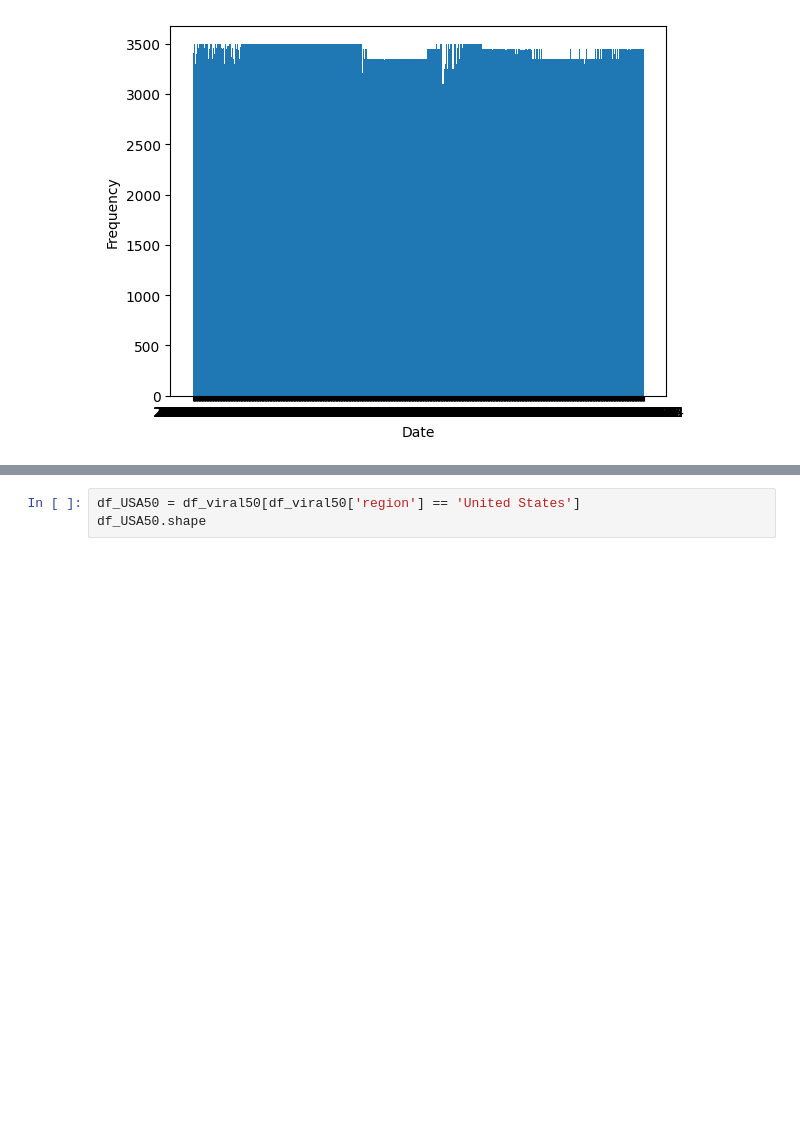
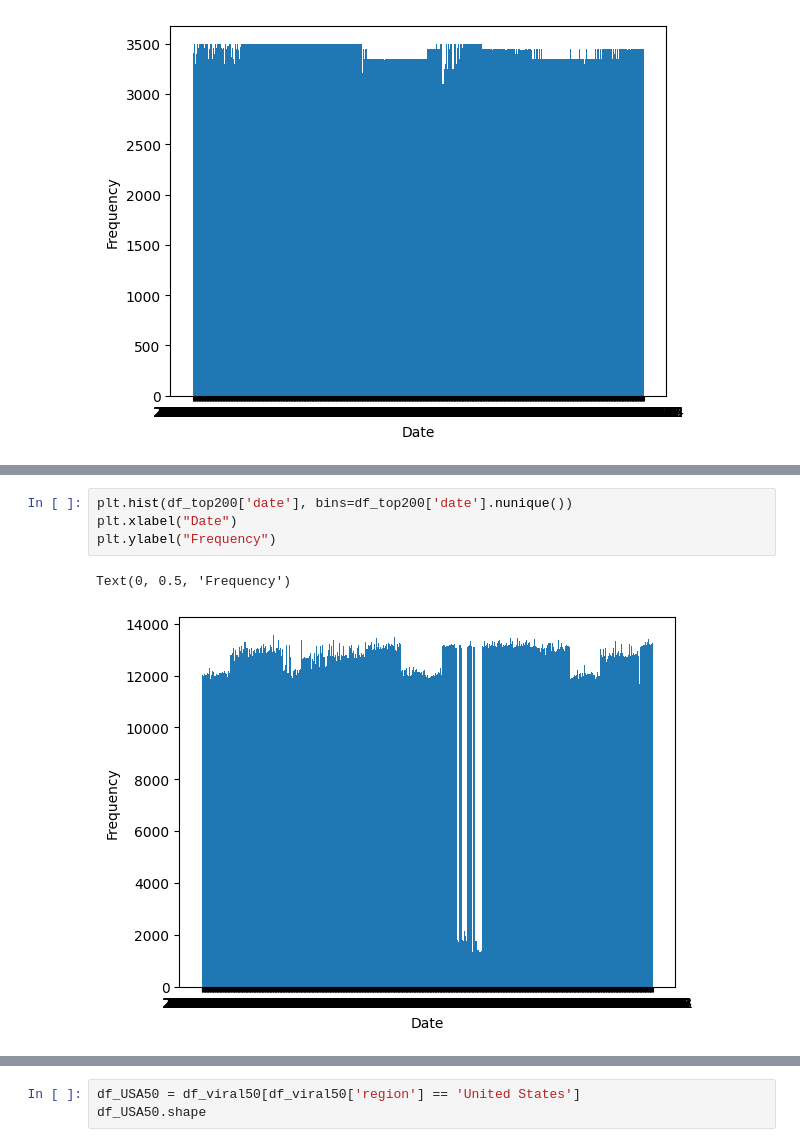
Before and after one commit to Falk358/data_science, a Jupyter notebook: project/exploratoryDataAnalysis.ipynb, the cells around one changed output, grey strips where cells are left out. Cells and saved outputs as stored; diff of their text form; blank space fills up the shorter version.

```diff
--- a/project/exploratoryDataAnalysis.ipynb
+++ b/project/exploratoryDataAnalysis.ipynb
@@ -78,0 +266,7 @@ Dataset looks to have no critical missing data in regards to rank and date.
+# %%
+plt.hist(df_top200['date'], bins=df_top200['date'].nunique())
+plt.xlabel("Date")
+plt.ylabel("Frequency")
+# %% [output]
+Text(0, 0.5, 'Frequency')
+[figure, added]
```
Also changed, not shown: parts of 28 cells of this notebook.
